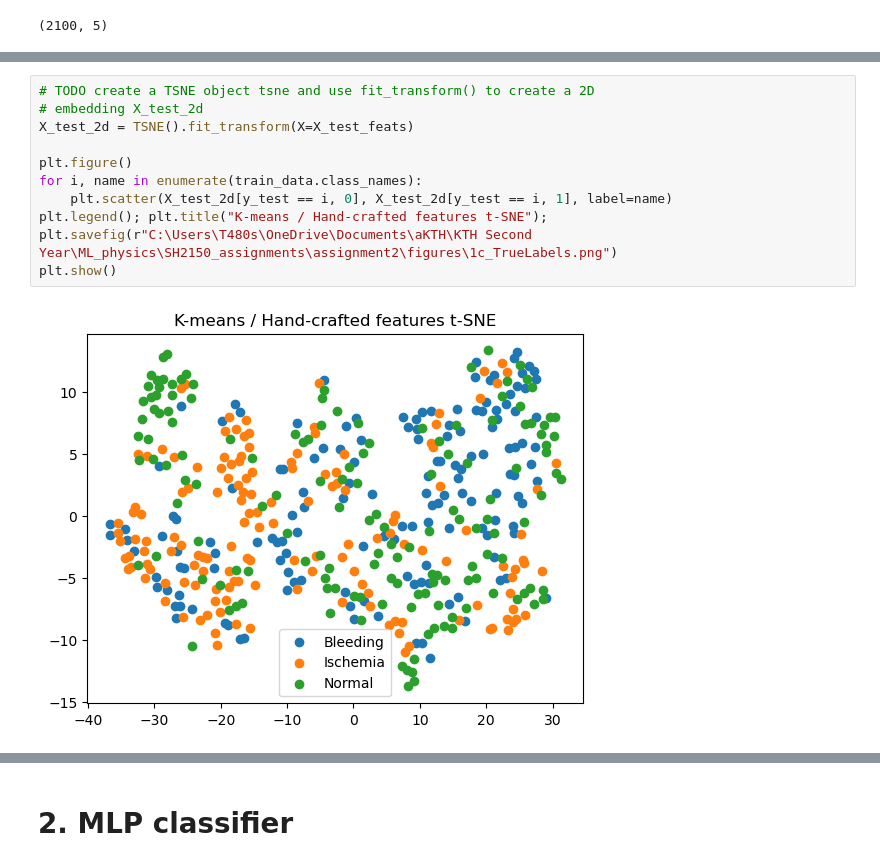
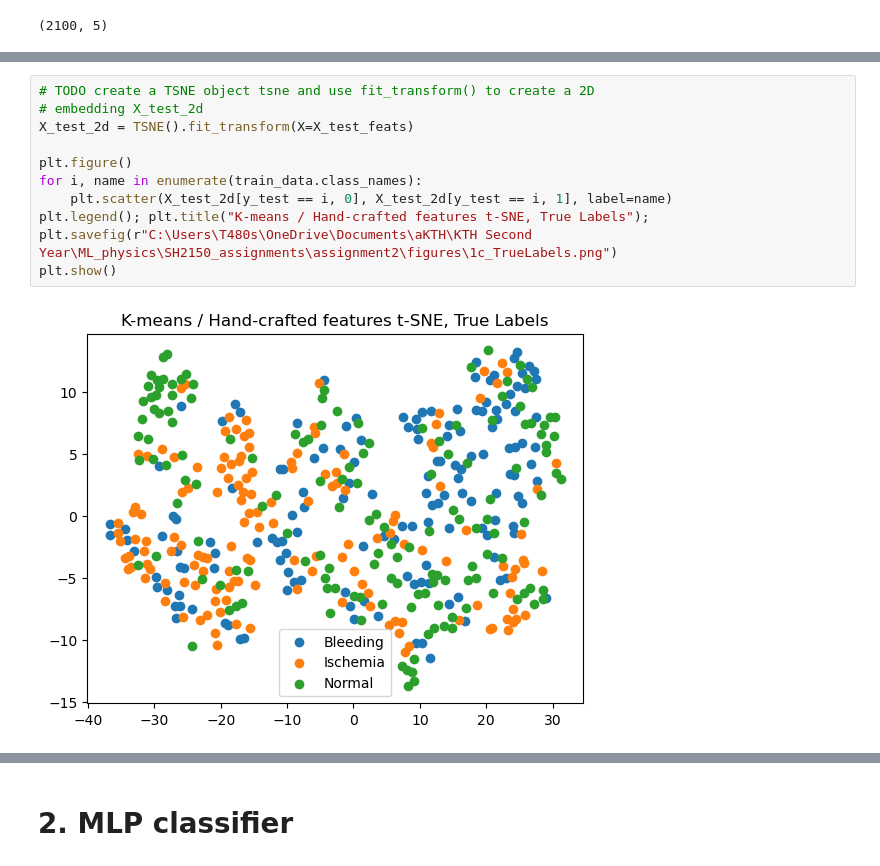
Before and after one commit to ScottMcHaffie/SH2150_assignments, a Jupyter notebook: assignment2/Assignment_2.ipynb, the cells around one changed output, grey strips where cells are left out. Drawn from its saved outputs; the diff is of its cells as text.

```diff
--- a/assignment2/Assignment_2.ipynb
+++ b/assignment2/Assignment_2.ipynb
@@ -220,16 +223,16 @@ plt.show()
 # %%
 # TODO create a TSNE object tsne and use fit_transform() to create a 2D
 # embedding X_test_2d
 X_test_2d = TSNE().fit_transform(X=X_test_feats)
 
 plt.figure()
 for i, name in enumerate(train_data.class_names):
     plt.scatter(X_test_2d[y_test == i, 0], X_test_2d[y_test == i, 1], label=name)
-plt.legend(); plt.title("K-means / Hand-crafted features t-SNE");
+plt.legend(); plt.title("K-means / Hand-crafted features t-SNE, True Labels");
 plt.savefig(r"C:\Users\T480s\OneDrive\Documents\aKTH\KTH Second Year\ML_physics\SH2150_assignments\assignment2\figures\1c_TrueLabels.png")
 plt.show()
 # %% [output]
-[figure, old version]
+[figure, new version]
 # %%
 # TODO create a TSNE object tsne and use fit_transform() to create a 2D
 # embedding X_test_2d
```
Also changed, not shown: parts of 12 cells of this notebook.
